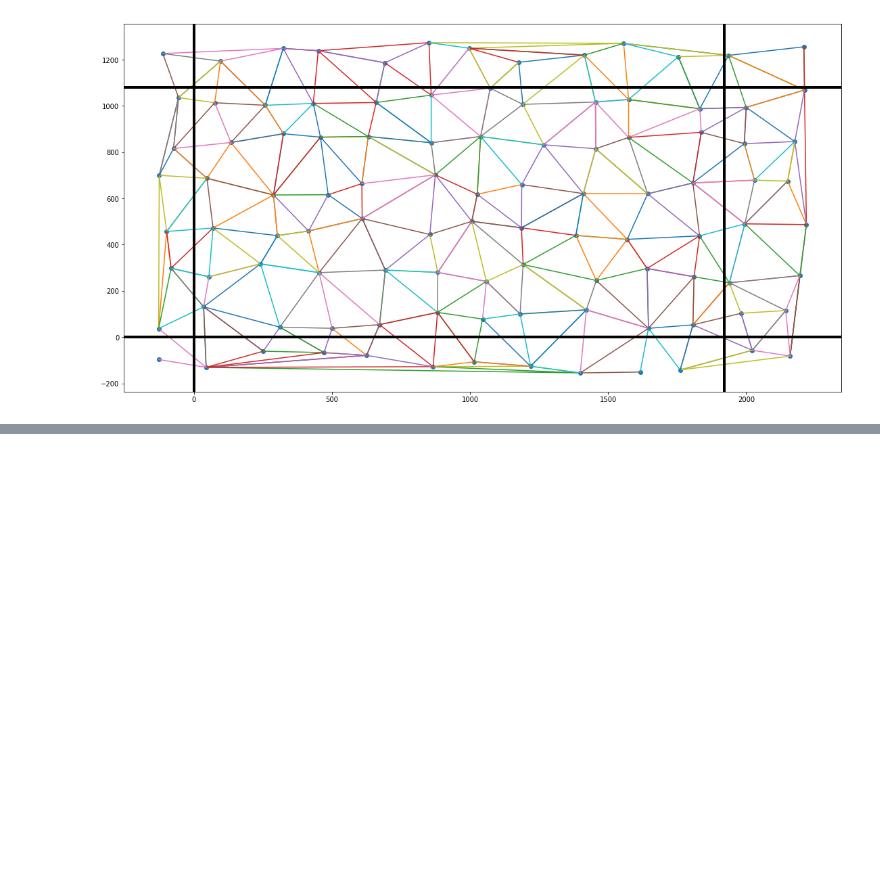
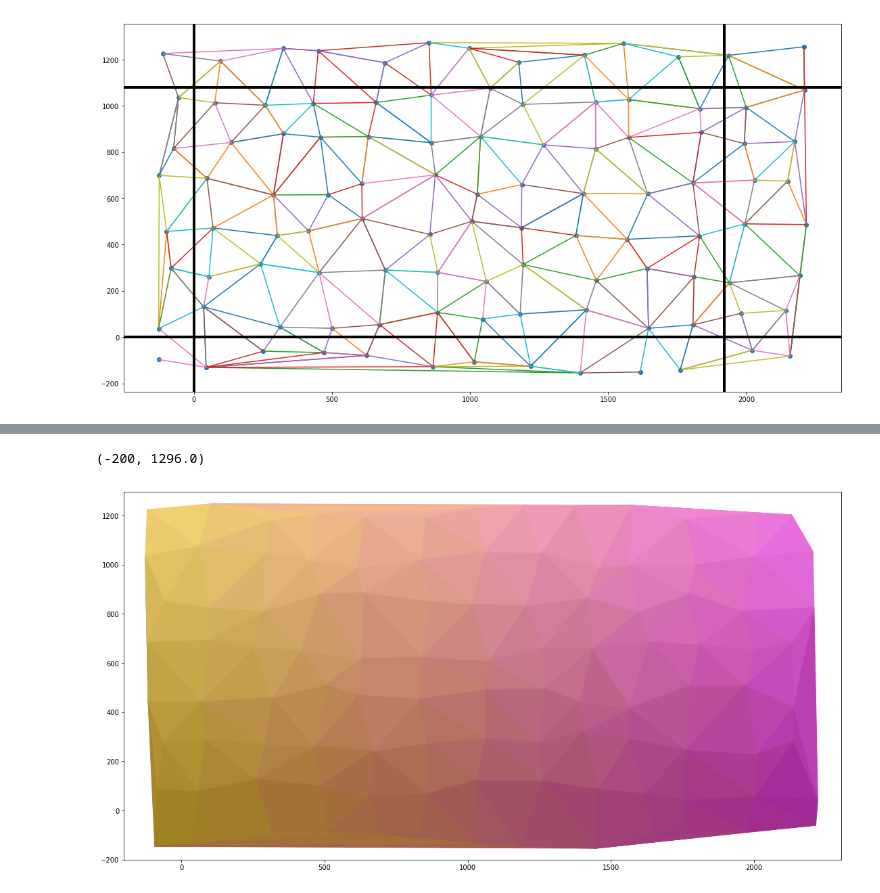
Before and after one commit to mitch-karch/tri, a Jupyter notebook: Explanation.ipynb, the cells around one changed output, grey strips where cells are left out. Saved outputs shown, nothing was run; the diff lists cells and outputs as text; code cells hidden in the pictures; blank space fills up the shorter version.

```diff
--- a/Explanation.ipynb
+++ b/Explanation.ipynb
@@ -126,6 +197,33 @@ third_c = Color("#444444")
 fourth_c = Color("#ffffff")
 
 bitmapPhoto = np.zeros((graphWidth,graphHeight,3), 'uint8')
+# %%
+def centerX(tri):
+    """ Calculates X center of a triangle.
+
+    Keyword Arguments:
+    tri -- a 2x3 array where each element is a coord of the triangle
+    """
+    return (tri[0][0] + tri[1][0] + tri[2][0]) / 3
+
+
+def centerY(tri):
+    """ Calculates Y center of a triangle.
+
+    Keyword Arguments:
+    tri -- a 2x3 array where each element is a coord of the triangle
+    """
+    return (tri[0][1] + tri[1][1] + tri[2][1]) / 3
+
+def centerTriangle(tri):
+    """ Calculates (X,Y) center of a triangle.
+
+    Keyword Arguments:
+    tri -- a 2x3 array where each element is a coord of the triangle
+    """
+    return ((tri[0][0] + tri[1][0] + tri[2][0]) / 3,
+            (tri[0][1] + tri[1][1] + tri[2][1]) / 3
+           )
 # %%
 def calculate_gradient(startcolor, endcolor, transition_steps):
     """ Calculates gradient from startcolor to endcolor with transition_steps
@@ -194,14 +255,27 @@ def rgbMap(OldValue):
 # %%
+fig = plt.figure(figsize=(19,10))
+
+ax = plt.gca()
+
+
 for i in samplePoints[tri]:
-        currentX = int(normalX(centerX(i)*color_steps))
-        currentY = int(normalY(centerY(i)*color_steps))
+        currentX = int(normalizeCoordinate(centerTriangle(i)[0]*color_steps, bleedX, graphWidth))
+        currentY = int(normalizeCoordinate(centerTriangle(i)[1]*color_steps, bleedY, graphHeight))
         xColor, yColor = gradi_X[currentX], gradi_Y[currentY]
         intColor = calculate_gradient(xColor, yColor, 3)[1]
         colorChoice = tuple(rgbMap(intC) for intC in intColor)
         c = i[:, 0]
         r = i[:, 1]
         rr, cc = polygon(r, c)
         rr = np.clip(rr, 0, graphHeight-1)
         cc = np.clip(cc, 0, graphWidth-1)
-        print(rr,cc)
         bitmapPhoto[cc, rr] = colorChoice
+
+        p = Polygon(i, closed=True, color=intColor + (1,))
+        ax.add_patch(p)
+
+ax.set_xlim(-200,graphWidth*1.2)
+ax.set_ylim(-200,graphHeight*1.2)
+# %% [output]
+(-200, 1296.0)
+[figure, added]
```
Also changed, not shown: parts of 10 cells of this notebook.
